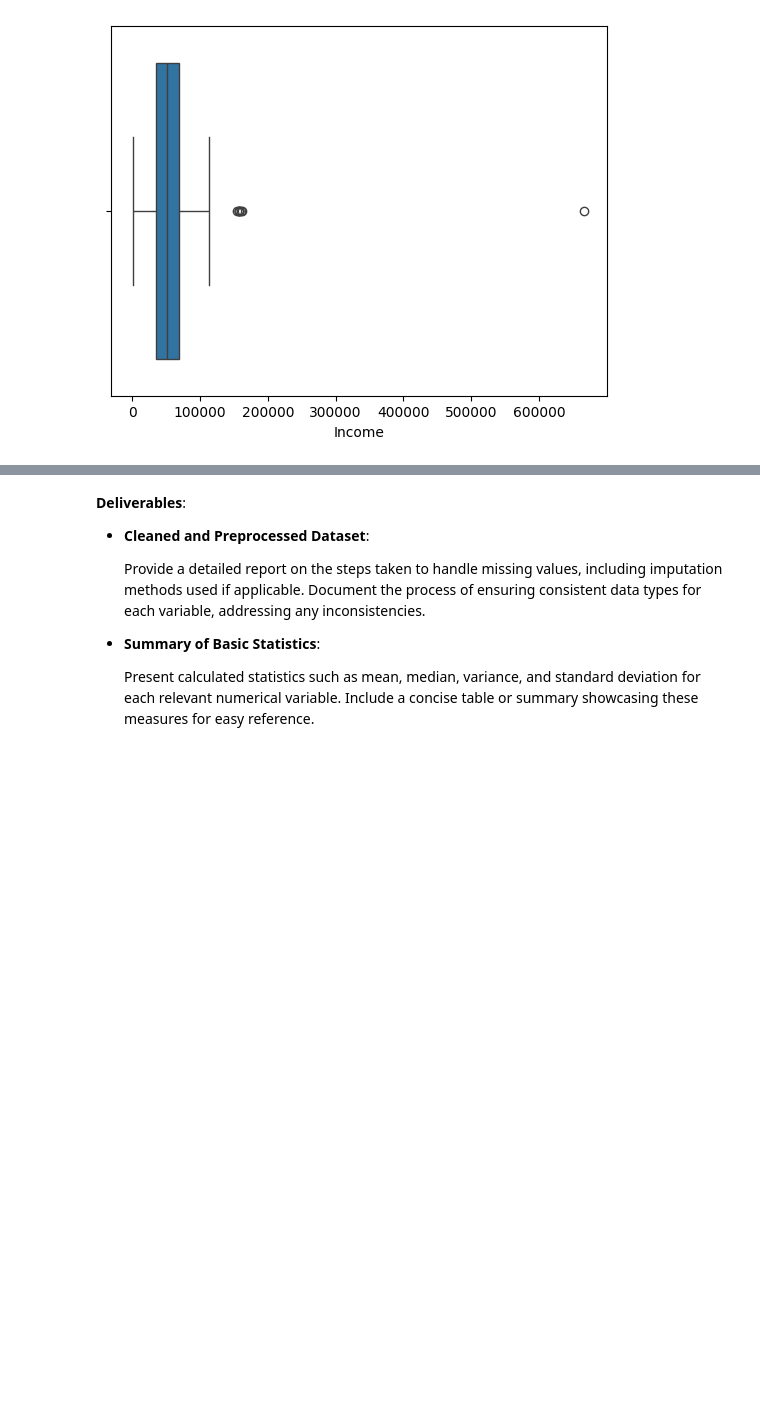
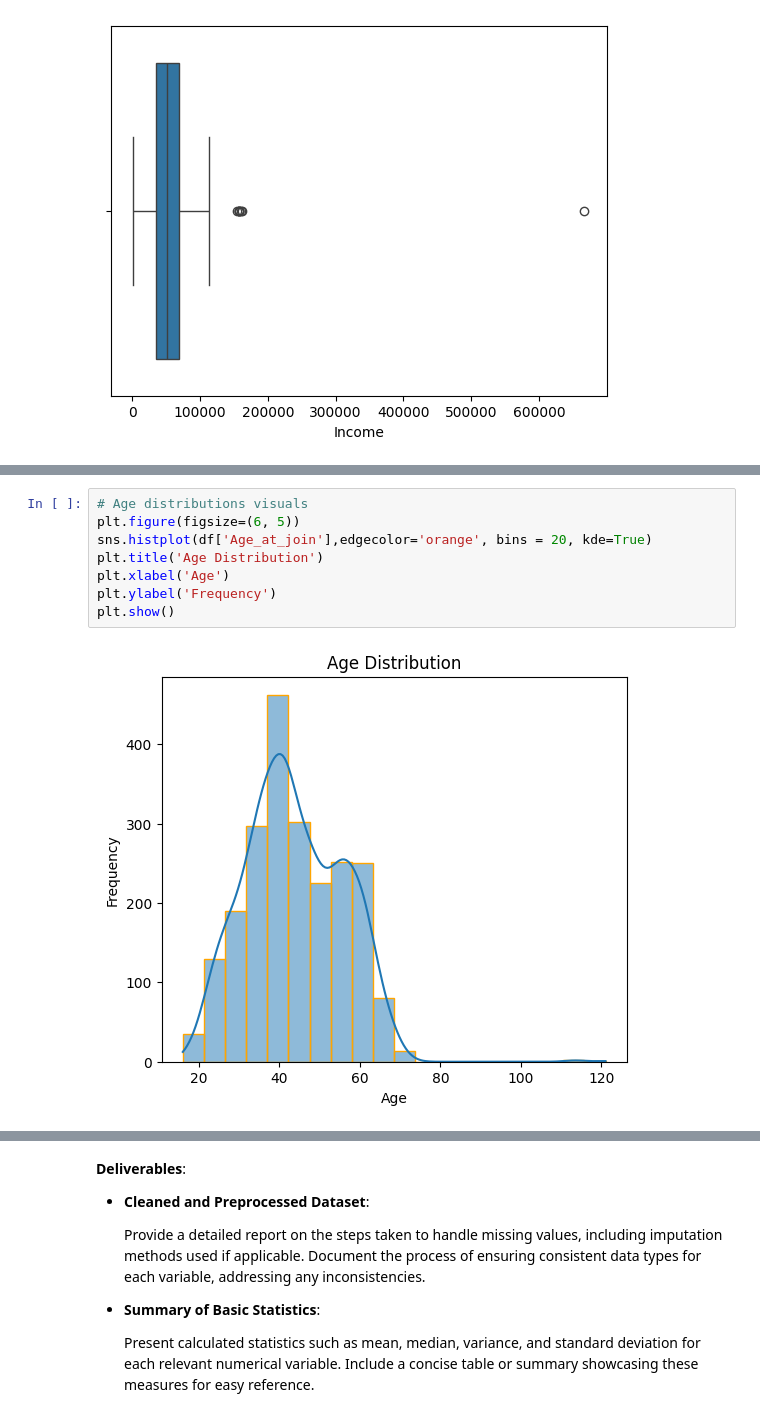
Before and after one commit to Nischay-verma/Almabetter-Applied_statistics_mid, a Jupyter notebook: Applied_Statistics_Project.ipynb, the cells around one changed output, grey strips where cells are left out. Drawn from its saved outputs; the diff is of its cells as text; blank space fills up the shorter version.

```diff
--- a/Applied_Statistics_Project.ipynb
+++ b/Applied_Statistics_Project.ipynb
@@ -260,0 +360,10 @@ def outlier_detection(df, col):
+# %%
+# Age distributions visuals
+plt.figure(figsize=(6, 5))
+sns.histplot(df['Age_at_join'],edgecolor='orange', bins = 20, kde=True)
+plt.title('Age Distribution')
+plt.xlabel('Age')
+plt.ylabel('Frequency')
+plt.show()
+# %% [output]
+[figure, added]
```
Also changed, not shown: parts of 33 cells of this notebook.
